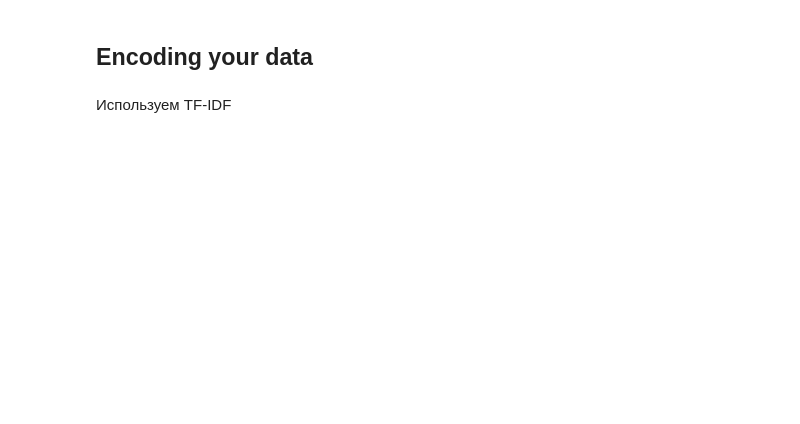
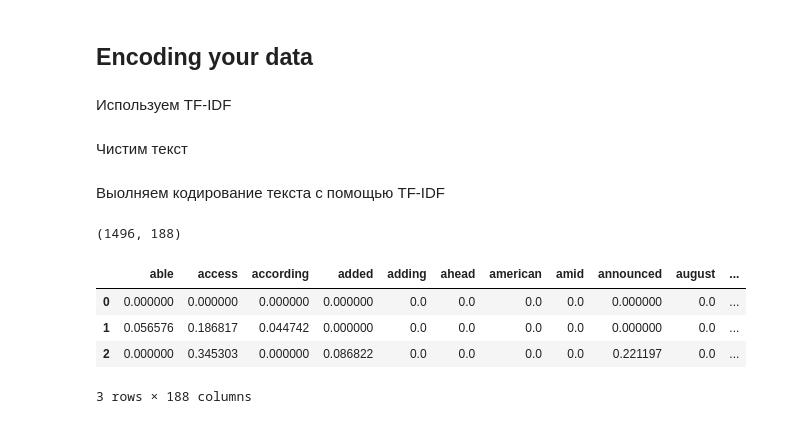
Before and after one commit to JosephFrancisTribbiani/ds, a Jupyter notebook: Recomender_systems/Content based News Recomender System/Content based News Recomender System.ipynb, the cells around one changed output. Saved outputs shown, nothing was run; the diff lists cells and outputs as text; code cells hidden in the pictures; blank space fills up the shorter version.

```diff
--- a/Recomender_systems/Content based News Recomender System/Content based News Recomender System.ipynb
+++ b/Recomender_systems/Content based News Recomender System/Content based News Recomender System.ipynb
@@ -32,3 +37,5 @@ display(data.head(2))
 ## Encoding your data
 # %% [markdown]
 Используем TF-IDF
+# %% [markdown]
+Чистим текст
@@ -34,0 +75,2 @@ display(data.head(2))
+# %% [markdown]
+Выолняем кодирование текста с помощью TF-IDF
@@ -34,0 +88,12 @@ display(data.head(2))
+# %%
+encoded_texts = pd.DataFrame(tfidf_matrix.toarray(), columns=tfidf.get_feature_names())
+
+print(encoded_texts.shape)
+display(encoded_texts.head(3))
+# %% [output]
+(1496, 188)
+|  | able | access | according | added | adding | ahead | american | amid | announced | august | ... |
+| 0 | 0.000000 | 0.000000 | 0.000000 | 0.000000 | 0.0 | 0.0 | 0.0 | 0.0 | 0.000000 | 0.0 | ... |
+| 1 | 0.056576 | 0.186817 | 0.044742 | 0.000000 | 0.0 | 0.0 | 0.0 | 0.0 | 0.000000 | 0.0 | ... |
+| 2 | 0.000000 | 0.345303 | 0.000000 | 0.086822 | 0.0 | 0.0 | 0.0 | 0.0 | 0.221197 | 0.0 | ... |
+3 rows × 188 columns
```
Also changed, not shown: parts of 18 cells of this notebook, 1 other file.
